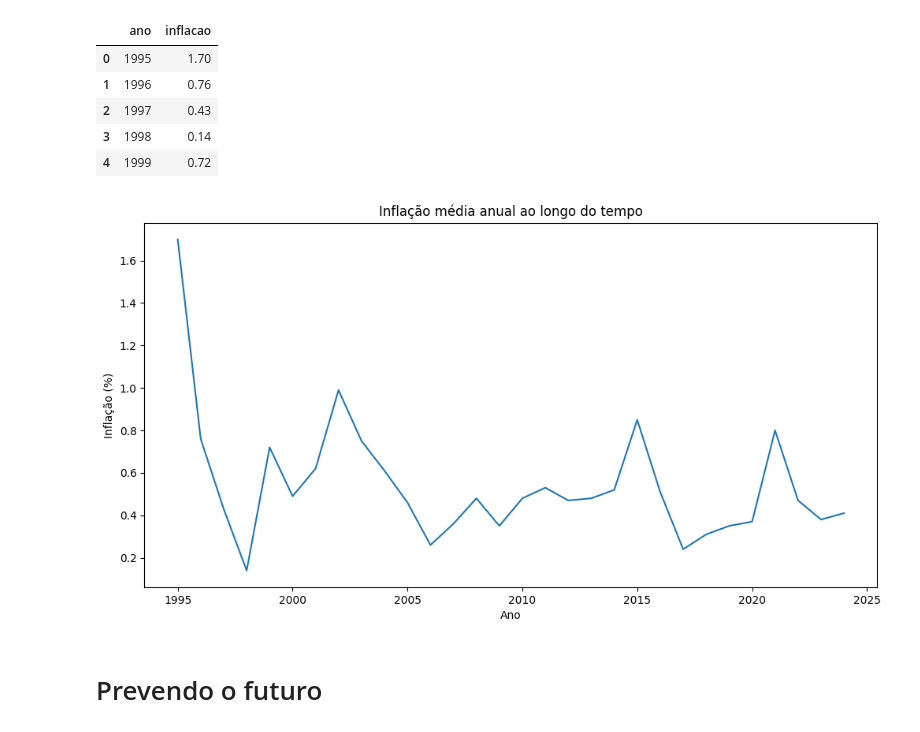
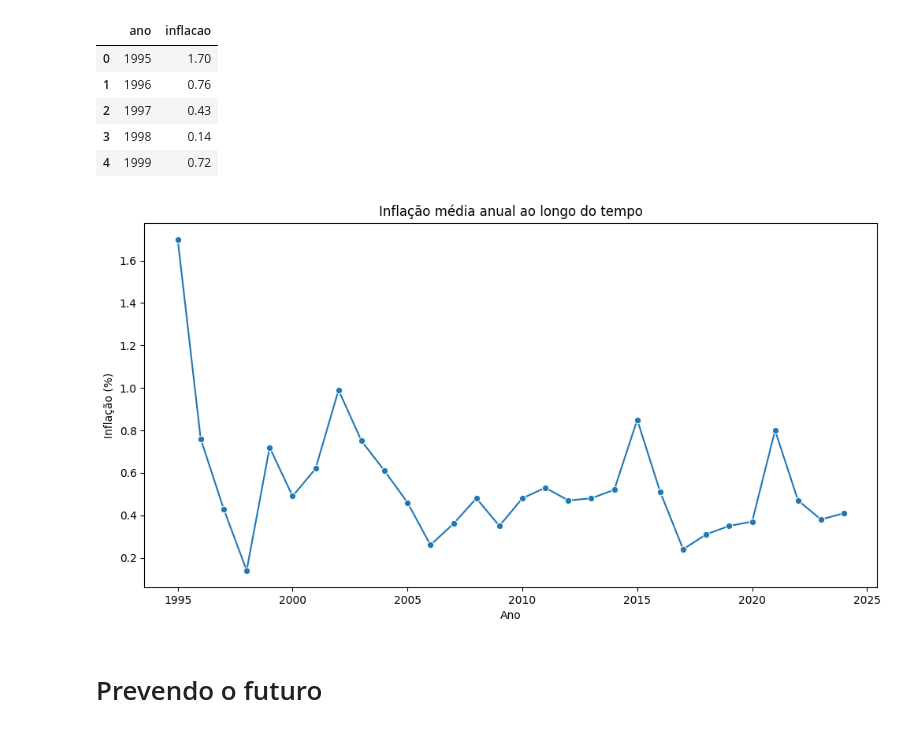
Before and after one commit to mths-andrade/inflacao, a Jupyter notebook: inflação.ipynb, the cells around one changed output. Drawn from its saved outputs; the diff is of its cells as text; code cells hidden in the pictures.

```diff
--- a/inflação.ipynb
+++ b/inflação.ipynb
@@ -12,7 +13,7 @@ import statsmodels.formula.api as smf
 # %% [markdown]
 ### Lendo o arquivo CSV
 # %%
-df=pd.read_csv('inflacao.csv')
+df=pd.read_csv('https://raw.githubusercontent.com/mths-andrade/inflacao/main/inflacao.csv')
 # %% [markdown]
 ### Convertendo as datas e números
 # %%
@@ -189,15 +199,15 @@ media_ano.head()
 # %%
 x=media_ano['ano']
 y=media_ano['inflacao']
 
 plt.figure(figsize=(12,6))
-sns.lineplot(data=media_ano, x='ano', y='inflacao')
+sns.lineplot(data=media_ano, x='ano', y='inflacao', marker='o')
 plt.title('Inflação média anual ao longo do tempo')
 plt.xlabel('Ano')
 plt.ylabel('Inflação (%)')
 plt.show()
 # %% [output]
-[figure, old version]
+[figure, new version]
 # %% [markdown]
 # Prevendo o futuro
 # %% [markdown]
```
Also changed, not shown: parts of 15 cells of this notebook.
